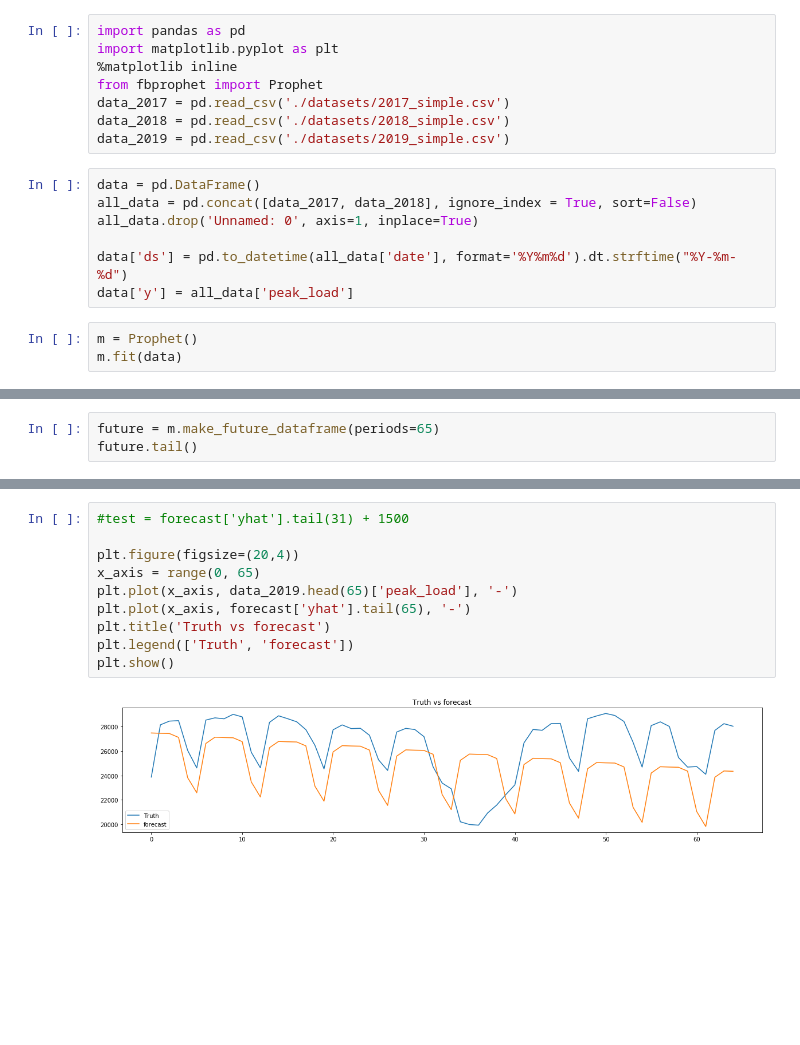
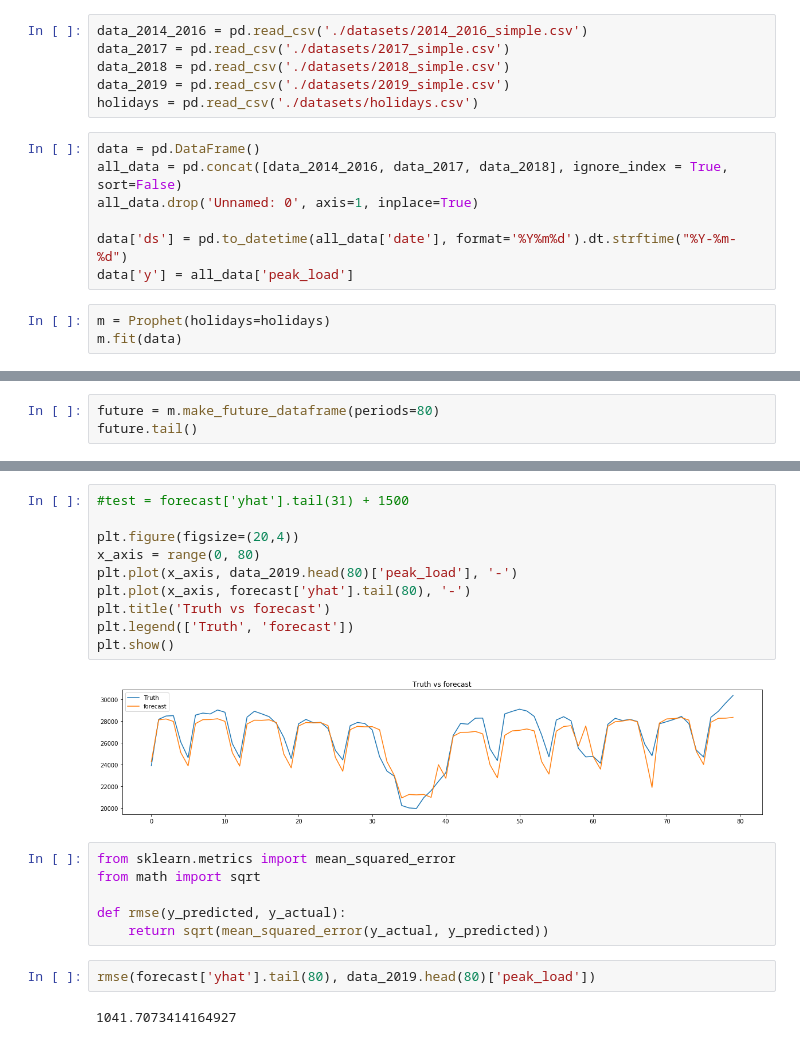
Before and after one commit to Jadezzz/Taipower_forecast, a Jupyter notebook: Prophet_model.ipynb, the cells around one changed output, grey strips where cells are left out. Saved outputs shown, nothing was run; the diff lists cells and outputs as text; blank space fills up the shorter version.

Commit message:
add datasets, use prophet model

```diff
--- a/Prophet_model.ipynb
+++ b/Prophet_model.ipynb
@@ -1,19 +7,17 @@
 # %%
-import pandas as pd
-import matplotlib.pyplot as plt
-%matplotlib inline
-from fbprophet import Prophet
+data_2014_2016 = pd.read_csv('./datasets/2014_2016_simple.csv')
 data_2017 = pd.read_csv('./datasets/2017_simple.csv')
 data_2018 = pd.read_csv('./datasets/2018_simple.csv')
 data_2019 = pd.read_csv('./datasets/2019_simple.csv')
+holidays = pd.read_csv('./datasets/holidays.csv')
 # %%
 data = pd.DataFrame()
-all_data = pd.concat([data_2017, data_2018], ignore_index = True, sort=False)
+all_data = pd.concat([data_2014_2016, data_2017, data_2018], ignore_index = True, sort=False)
 all_data.drop('Unnamed: 0', axis=1, inplace=True)
 
 data['ds'] = pd.to_datetime(all_data['date'], format='%Y%m%d').dt.strftime("%Y-%m-%d")
 data['y'] = all_data['peak_load']
 # %%
-m = Prophet()
+m = Prophet(holidays=holidays)
 m.fit(data)
 # %% [output]
@@ -21,7 +24,7 @@ INFO:fbprophet:Disabling yearly seasonality. Run prophet with yearly_seasonality
 INFO:fbprophet:Disabling daily seasonality. Run prophet with daily_seasonality=True to override this.
 <fbprophet.forecaster.Prophet at 0x...>
 # %%
-future = m.make_future_dataframe(periods=65)
+future = m.make_future_dataframe(periods=80)
 future.tail()
 # %% [output]
 |  | ds |
@@ -51,12 +45,22 @@ fig2 = m.plot_components(forecast)
 # %%
 #test = forecast['yhat'].tail(31) + 1500
 
 plt.figure(figsize=(20,4))
-x_axis = range(0, 65)
-plt.plot(x_axis, data_2019.head(65)['peak_load'], '-')
-plt.plot(x_axis, forecast['yhat'].tail(65), '-')
+x_axis = range(0, 80)
+plt.plot(x_axis, data_2019.head(80)['peak_load'], '-')
+plt.plot(x_axis, forecast['yhat'].tail(80), '-')
 plt.title('Truth vs forecast')
 plt.legend(['Truth', 'forecast'])
 plt.show()
 # %% [output]
-[figure, old version]
+[figure, new version]
+# %%
+from sklearn.metrics import mean_squared_error
+from math import sqrt
+
+def rmse(y_predicted, y_actual):
+    return sqrt(mean_squared_error(y_actual, y_predicted))
+# %%
+rmse(forecast['yhat'].tail(80), data_2019.head(80)['peak_load'])
+# %% [output]
+1041.7073414164927
```
Also changed, not shown: parts of 7 cells of this notebook, 3 other files.
